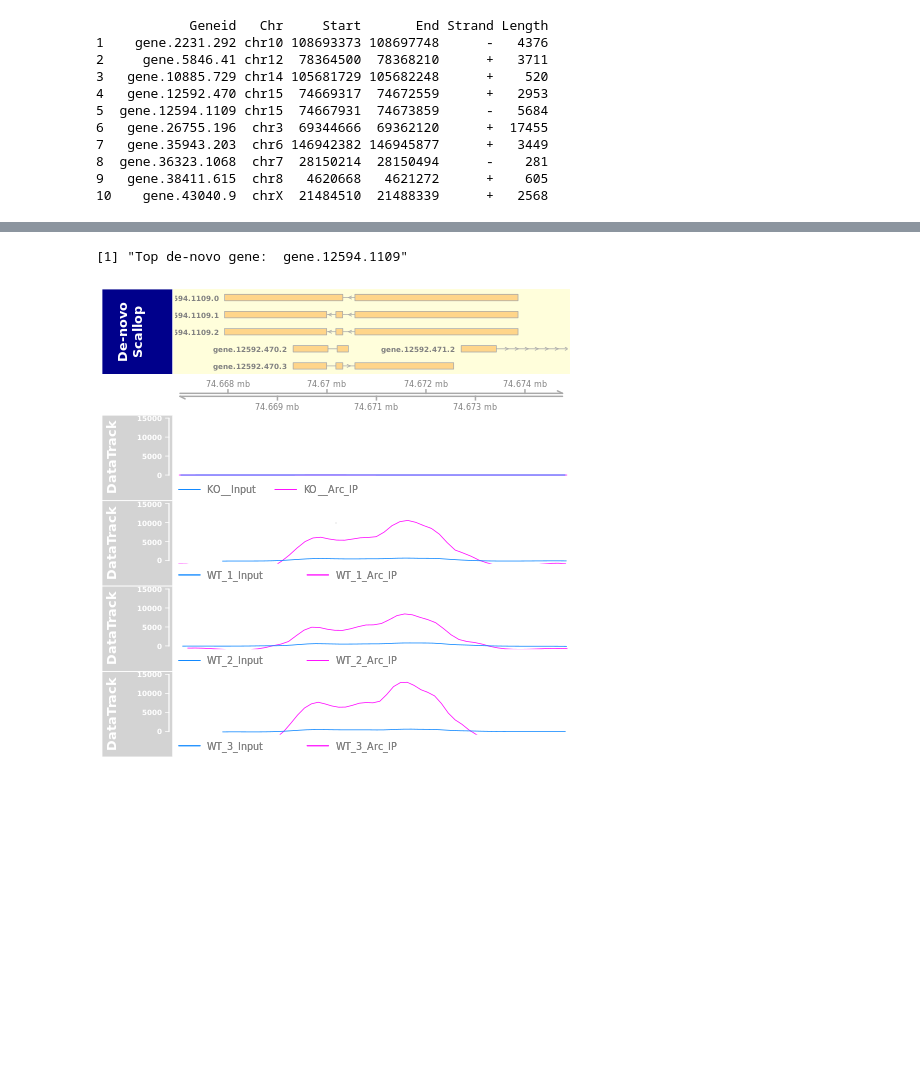
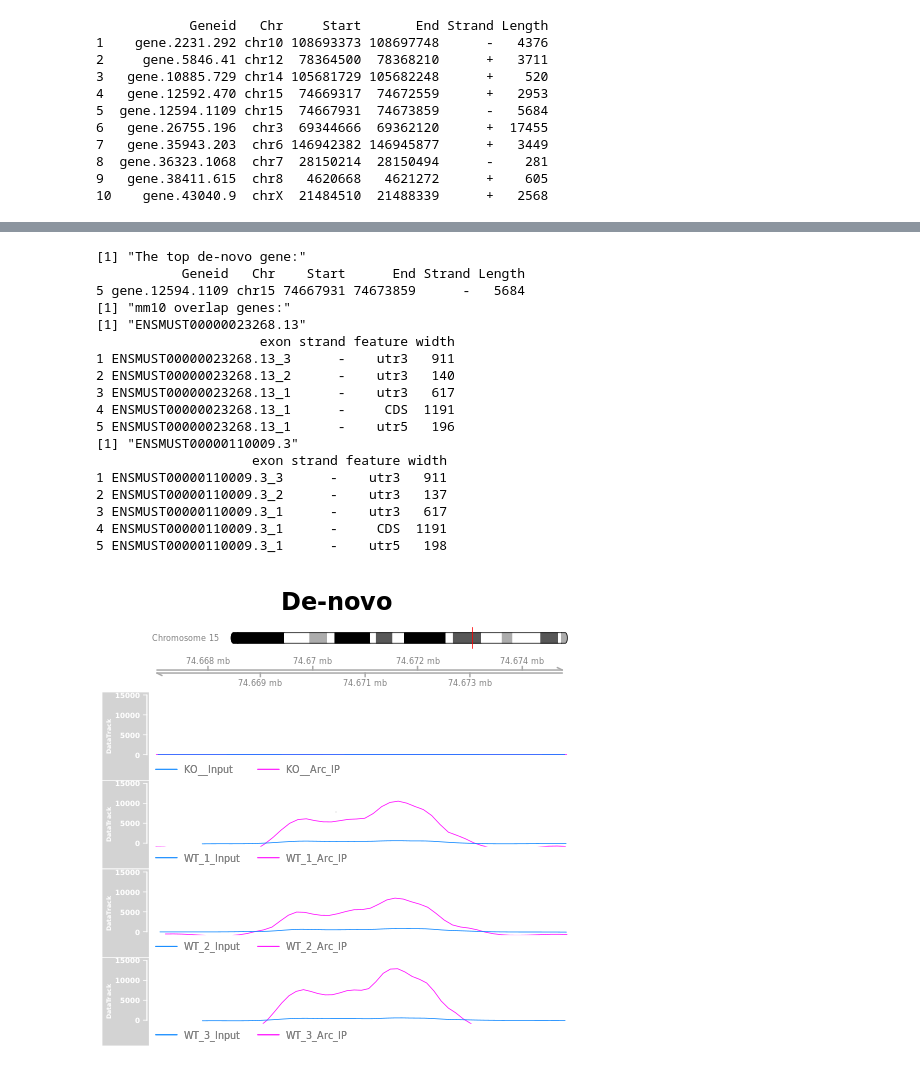
Before and after one commit to goodarzilab/Abe, a Jupyter notebook: Jason/Jason_notebook.ipynb, the cells around one changed output, grey strips where cells are left out. Drawn from its saved outputs; the diff is of its cells as text; code cells hidden in the pictures; blank space fills up the shorter version.

```diff
--- a/Jason/Jason_notebook.ipynb
+++ b/Jason/Jason_notebook.ipynb
@@ -533,6 +536,7 @@ library(rtracklayer, quietly = TRUE)
 library(GenomicFeatures, quietly = TRUE)
 library(Sushi, quietly = TRUE)
 library(data.table, quietly = TRUE)
+library(dplyr, quietly = TRUE)
 # condition labels
 cell.line   <- c(rep("KO",2),rep("WT",6))
 replicate <- c(rep("",2), rep('1',2), rep('2',2), rep('3',2))
@@ -561,7 +565,10 @@ fc_cleaner <- function (datagene){
 }
 # plot generator function
 all_loci_plots <- function (cc, l_scale = NULL, r_scale = NULL, Z_out = 0, y_lim = NULL){
-    print (paste ("Top de-novo gene: ", datagene$Geneid[cc]))
+    ####
+    print ("The top de-novo gene:")
+    print (datagene %>% subset(Geneid == datagene$Geneid[cc]))
+    ####
     grtrack <- GeneRegionTrack(txdb, genome = 'mm10',
                                chromosome = datagene$Chr[cc], name = "Gene Model",
                                transcriptAnnotation = "symbol",
@@ -569,13 +576,24 @@ all_loci_plots <- function (cc, l_scale = NULL, r_scale = NULL, Z_out = 0, y_lim
 #                                background.panel = "#FFFEDB",
                                background.title = "darkblue"
                                )
-    #
+    ####
+    goverlap <- subsetByOverlaps(grtrack@range, GRanges(seqnames=datagene$Chr[cc],
+                                 ranges=IRanges(start = datagene$Start[cc], end = datagene$End[cc])))
+    Transcript <- unique(subsetByOverlaps(grtrack@range, goverlap)$transcript)
+    print ("mm10 overlap genes:")
+    for (i in Transcript){
+        print (i)
+        print (as.data.frame (
+            goverlap[goverlap$transcript == i]) [,c('exon', 'strand','feature', 'width')])
+    }
+    ####
     denovo_grtrack <- GeneRegionTrack(denovo_txdb, genome = 'mm10',
                                chromosome = datagene$Chr[cc], name = "De-novo Scallop",
                                transcriptAnnotation = "symbol",
                                background.panel = "#FFFEDB",
                                background.title = "darkblue"
                                )
+    ####
     # final plot calling
     ots <- list()
     for (d in seq(1, by = 2, len = length(all_cond)/2)){
@@ -595,12 +613,12 @@ all_loci_plots <- function (cc, l_scale = NULL, r_scale = NULL, Z_out = 0, y_lim
     }
     itrack <- IdeogramTrack(genome = 'mm10', chromosome = datagene$Chr[cc])
     gtrack <- GenomeAxisTrack()
-#     plotTracks(list (itrack, grtrack, denovo_grtrack, gtrack),
-#                from = datagene$Start[cc], to = datagene$End[cc],
-#                extend.left=l_scale, extend.right=r_scale)
-    plotTracks(append (list (denovo_grtrack, gtrack), ots),
-               from = datagene$Start[cc] - Z_out, to = datagene$End[cc] + Z_out,
+    plotTracks(append (list (itrack, gtrack), ots),
+               from = datagene$Start[cc] - Z_out, to = datagene$End[cc] + Z_out, main = "De-novo",
                ylim = y_lim, type = "smooth")
+    plotTracks(list (itrack, grtrack, denovo_grtrack, gtrack),
+               from = datagene$Start[cc], to = datagene$End[cc], main = "Transcripts",
+               extend.left=l_scale, extend.right=r_scale)
 }
 # %%
 %%R
@@ -675,6 +715,23 @@ all_loci_plots (4, 3e3, 4e2, Z_out = 100, y_lim = c(-100,15e3))
 # %%
 %%R
-all_loci_plots (5, 3e3, 3e3, Z_out = 1e3, y_lim = c(-100,15000))
+all_loci_plots (5, 3e3, 3e3, Z_out = 1e3, y_lim = c(-100,15e3))
 # %% [output]
-[1] "Top de-novo gene:  gene.12594.1109"
+[1] "The top de-novo gene:"
+           Geneid   Chr    Start      End Strand Length
+5 gene.12594.1109 chr15 74667931 74673859      -   5684
+[1] "mm10 overlap genes:"
+[1] "ENSMUST00000023268.13"
+                     exon strand feature width
+1 ENSMUST00000023268.13_3      -    utr3   911
+2 ENSMUST00000023268.13_2      -    utr3   140
+3 ENSMUST00000023268.13_1      -    utr3   617
+4 ENSMUST00000023268.13_1      -     CDS  1191
+5 ENSMUST00000023268.13_1      -    utr5   196
+[1] "ENSMUST00000110009.3"
+                    exon strand feature width
+1 ENSMUST00000110009.3_3      -    utr3   911
+2 ENSMUST00000110009.3_2      -    utr3   137
+3 ENSMUST00000110009.3_1      -    utr3   617
+4 ENSMUST00000110009.3_1      -     CDS  1191
+5 ENSMUST00000110009.3_1      -    utr5   198
-[figure, old version]
+[figure, new version]
```
Also changed, not shown: parts of 11 cells of this notebook.
